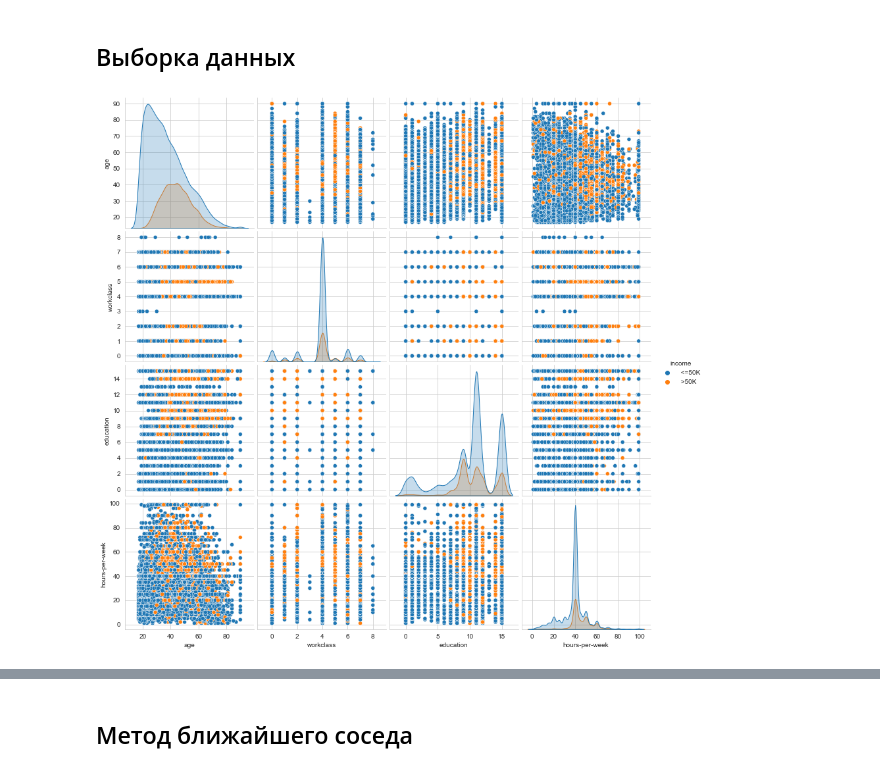
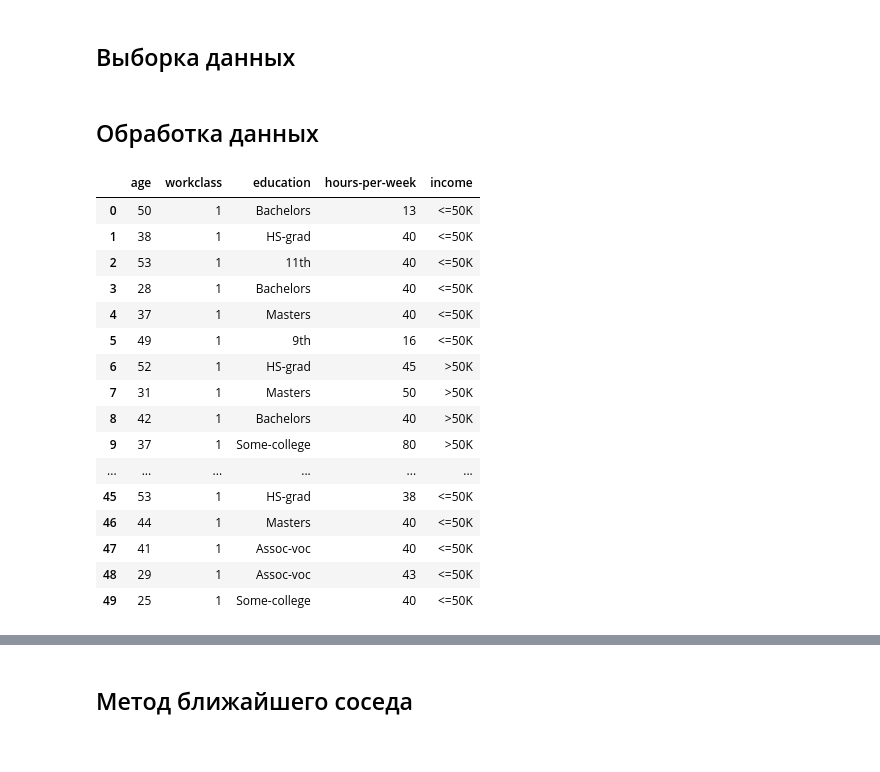
Before and after one commit to DieNice/AdultResearch, a Jupyter notebook: netricsmethods.ipynb, the cells around one changed output, grey strips where cells are left out. Saved outputs shown, nothing was run; the diff lists cells and outputs as text; code cells hidden in the pictures.

```diff
--- a/netricsmethods.ipynb
+++ b/netricsmethods.ipynb
@@ -27,31 +28,36 @@ del df['sex']
 del df['capital-gain']
 del df['capital-loss']
 del df['native-country']
-le = LabelEncoder()
-le.fit(df.workclass)
-df['workclass'] = le.transform(df.workclass)
-le.fit(df.education)
-df['education'] = le.transform(df.education)
-num_features = 4
-X, Y = make_classification(n_samples=150, n_features=num_features,
-                           n_informative=2, n_classes=2,
-                           n_redundant=0,
-                           n_clusters_per_class=1,
-                           random_state=0)
-
-X_train, X_test, Y_train, Y_test = train_test_split(X, Y,test_size=50,
-                                                    random_state=0)
-X = df.values[:, :3]
-Y = df.values[:, 4]
-trainX, testX, trainY, testY = train_test_split( X, Y, test_size = 0.3)
-
-# df[['age','workclass']].plot(kind='scatter',x='age',y='workclass',figsize=(19,8))
-# df[['age','education']].plot(kind='scatter',x='age',y='education',figsize=(19,8))
-# df[['age','marital-status']].plot(kind='scatter',x='age',y='marital-status',figsize=(19,8))
-
-# # Матричная диаграмма рассеивания
-sns.set_style("whitegrid");
-sns.pairplot(df, hue="income", height=3);
-plt.show()
-# %% [output]
-[figure, removed]
+# %% [markdown]
+## Обработка данных
+# %%
+#Преобразование категориальных признаков в числовые
+le = LabelEncoder()
+le.fit(df.workclass)
+df['workclass'] = le.transform(df.workclass)
+df.head(50)
+# df.workclass.unique()
+# df.workclass = pd.get_dummies(df.workclass)
+# df.education = pd.get_dummies(df.education)
+# # Матричная диаграмма рассеивания
+# sns.set_style("whitegrid")
+# sns.pairplot(df, hue="income", height=3)
+# plt.show()
+# %% [output]
+|  | age | workclass | education | hours-per-week | income |
+| 0 | 50 | 1 | Bachelors | 13 | <=50K |
+| 1 | 38 | 1 | HS-grad | 40 | <=50K |
+| 2 | 53 | 1 | 11th | 40 | <=50K |
+| 3 | 28 | 1 | Bachelors | 40 | <=50K |
+| 4 | 37 | 1 | Masters | 40 | <=50K |
+| 5 | 49 | 1 | 9th | 16 | <=50K |
+| 6 | 52 | 1 | HS-grad | 45 | >50K |
+| 7 | 31 | 1 | Masters | 50 | >50K |
+| 8 | 42 | 1 | Bachelors | 40 | >50K |
+| 9 | 37 | 1 | Some-college | 80 | >50K |
+| ... | ... | ... | ... | ... | ... |
+| 45 | 53 | 1 | HS-grad | 38 | <=50K |
+| 46 | 44 | 1 | Masters | 40 | <=50K |
+| 47 | 41 | 1 | Assoc-voc | 40 | <=50K |
+| 48 | 29 | 1 | Assoc-voc | 43 | <=50K |
+| 49 | 25 | 1 | Some-college | 40 | <=50K |
```
Also changed, not shown: parts of 11 cells of this notebook, 1 other file.
